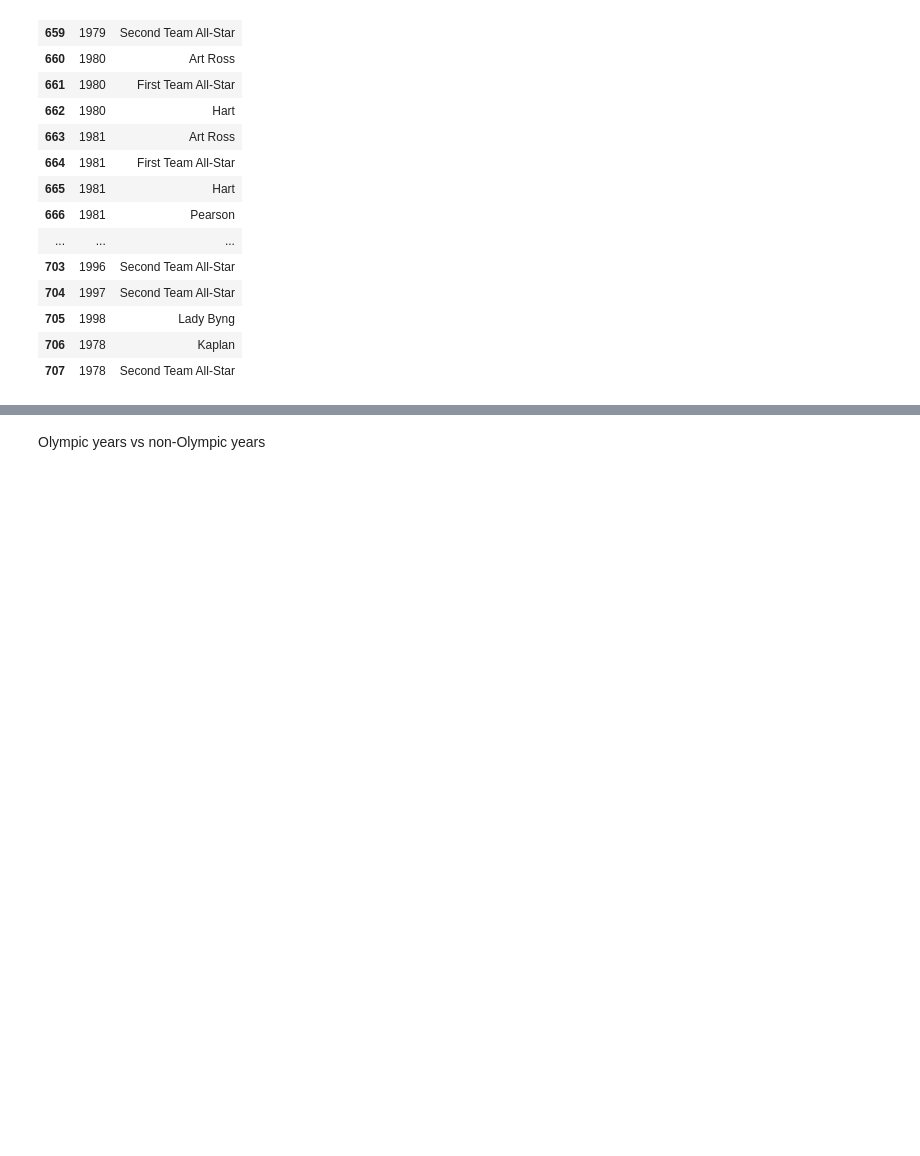
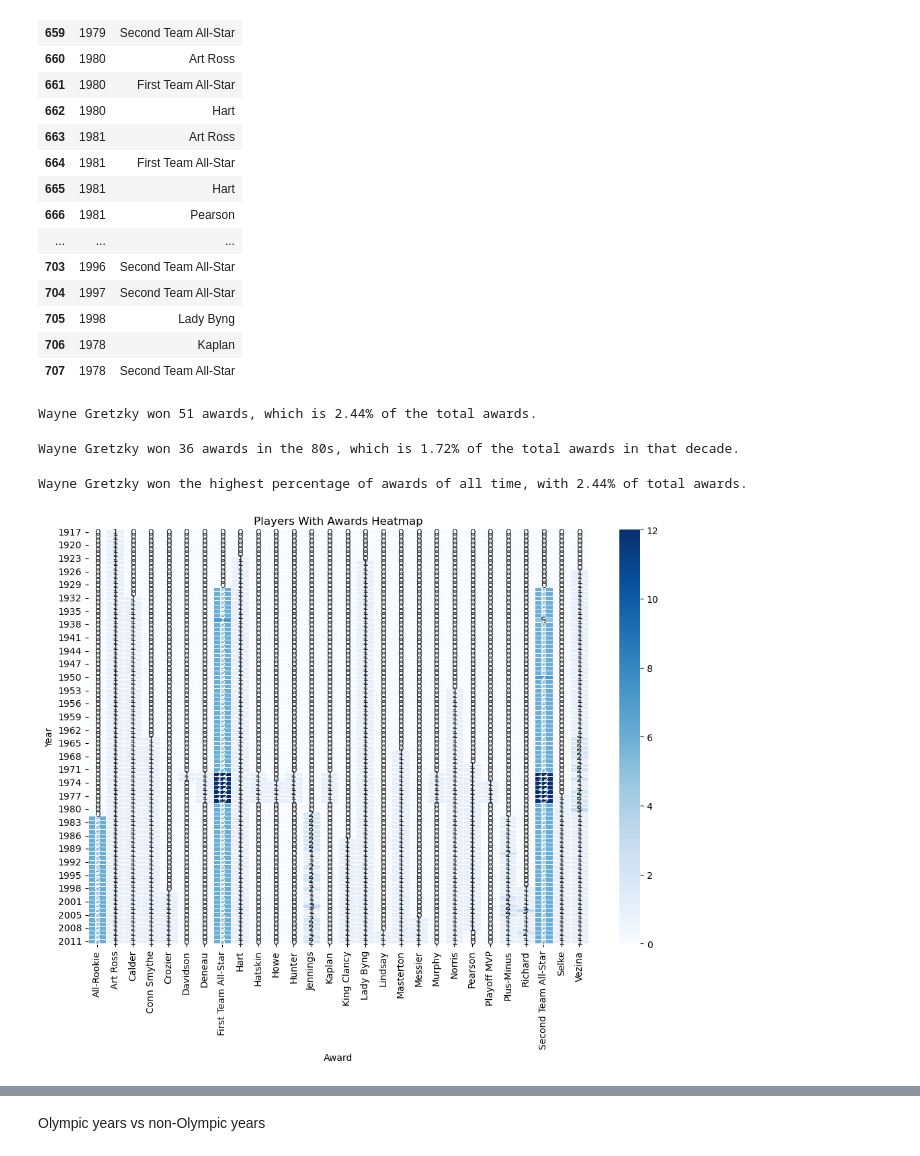
Before and after one commit to samwallach7/Project1-DELTS, a Jupyter notebook: awards&hof.ipynb, the cells around one changed output, grey strips where cells are left out. Cells and saved outputs as stored; diff of their text form; code cells hidden in the pictures; blank space fills up the shorter version.

Commit message:
Wayne Gretzky analysis

```diff
--- a/awards&hof.ipynb
+++ b/awards&hof.ipynb
@@ -213,3 +227,57 @@ wayne_gretzky_awards[['year', 'award']]
 | 705 | 1998 | Lady Byng |
 | 706 | 1978 | Kaplan |
 | 707 | 1978 | Second Team All-Star |
+# %%
+# Find information about Wayne Gretzky
+wayne_gretzky_info = players_with_awards[players_with_awards['player_name'] == 'Wayne Gretzky']
+
+# Count the number of awards won by Wayne Gretzky
+wayne_gretzky_awards_count = wayne_gretzky_info['award'].count()
+
+# Calculate the percentage of total awards won by Wayne Gretzky
+total_awards = player_awards_count['total_awards_count'].sum()
+percentage_awards_won_by_gretzky = (wayne_gretzky_awards_count / total_awards) * 100
+
+print(f"Wayne Gretzky won {wayne_gretzky_awards_count} awards, which is {percentage_awards_won_by_gretzky:.2f}% of the total awards.")
+# %% [output]
+Wayne Gretzky won 51 awards, which is 2.44% of the total awards.
+# %%
+# Filter Wayne Gretzky's awards in the 80s
+gretzky_80s_info = wayne_gretzky_info[(wayne_gretzky_info['year'] >= 1980) & (wayne_gretzky_info['year'] <= 1989)]
+
+# Count the number of awards won by Wayne Gretzky in the 80s
+gretzky_80s_awards_count = gretzky_80s_info['award'].count()
+
+# Calculate the percentage of total awards won by Wayne Gretzky in the 80s
+percentage_awards_won_by_gretzky_80s = (gretzky_80s_awards_count / total_awards) * 100
+
+print(f"Wayne Gretzky won {gretzky_80s_awards_count} awards in the 80s, which is {percentage_awards_won_by_gretzky_80s:.2f}% of the total awards in that decade.")
+# %% [output]
+Wayne Gretzky won 36 awards in the 80s, which is 1.72% of the total awards in that decade.
+# %%
+# Calculate the percentage of total awards won by each player
+sorted_players['percentage_of_total_awards'] = (sorted_players['total_awards_count'] / total_awards) * 100
+
+# Find the player with the highest percentage of total awards
+top_player = sorted_players.iloc[0]
+
+print(f"{top_player['player_name']} won the highest percentage of awards of all time, with {top_player['percentage_of_total_awards']:.2f}% of total awards.")
+# %% [output]
+Wayne Gretzky won the highest percentage of awards of all time, with 2.44% of total awards.
+# %%
+import seaborn as sns
+import matplotlib.pyplot as plt
+
+# Pivot the data to create a matrix for the heatmap
+heatmap_data = players_with_awards.pivot_table(index='year', columns='award', aggfunc='size', fill_value=0)
+
+# Create the heatmap
+plt.figure(figsize=(12, 8))
+sns.heatmap(heatmap_data, cmap='Blues', annot=True, fmt='d', linewidths=.5)
+
+plt.title('Players With Awards Heatmap')
+plt.xlabel('Award')
+plt.ylabel('Year')
+plt.show()
+# %% [output]
+[figure, added]
```
Also changed, not shown: parts of 4 cells of this notebook.
